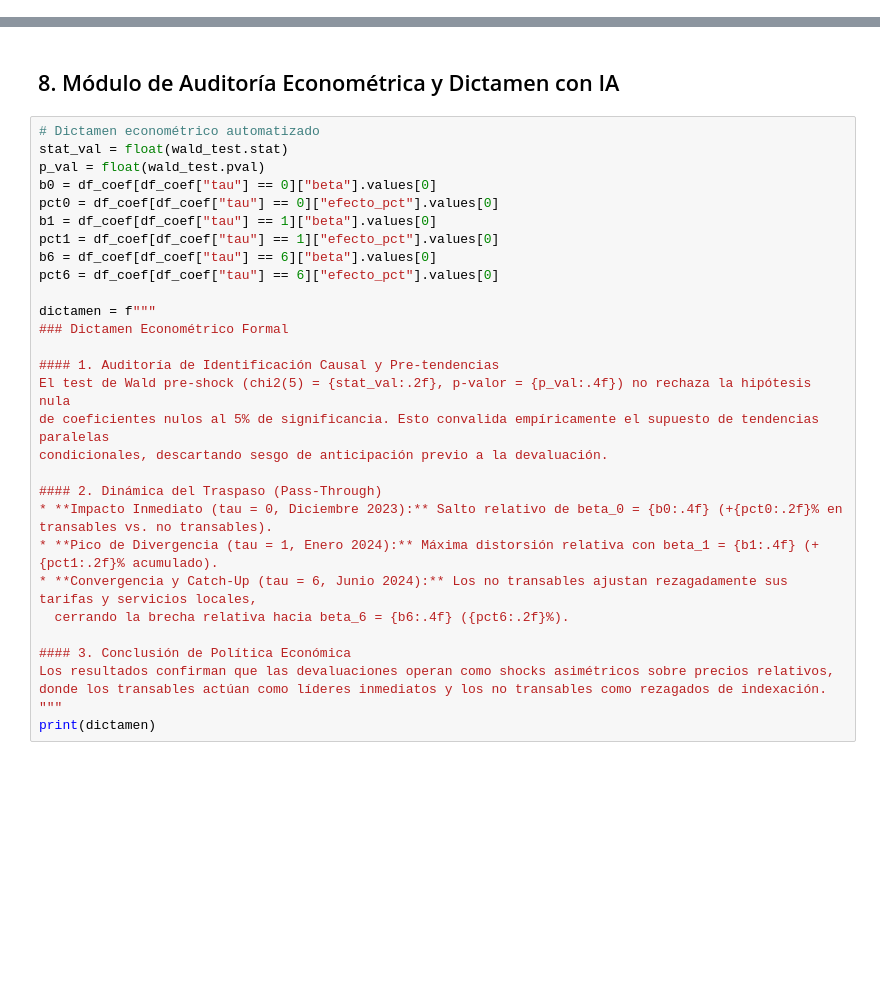
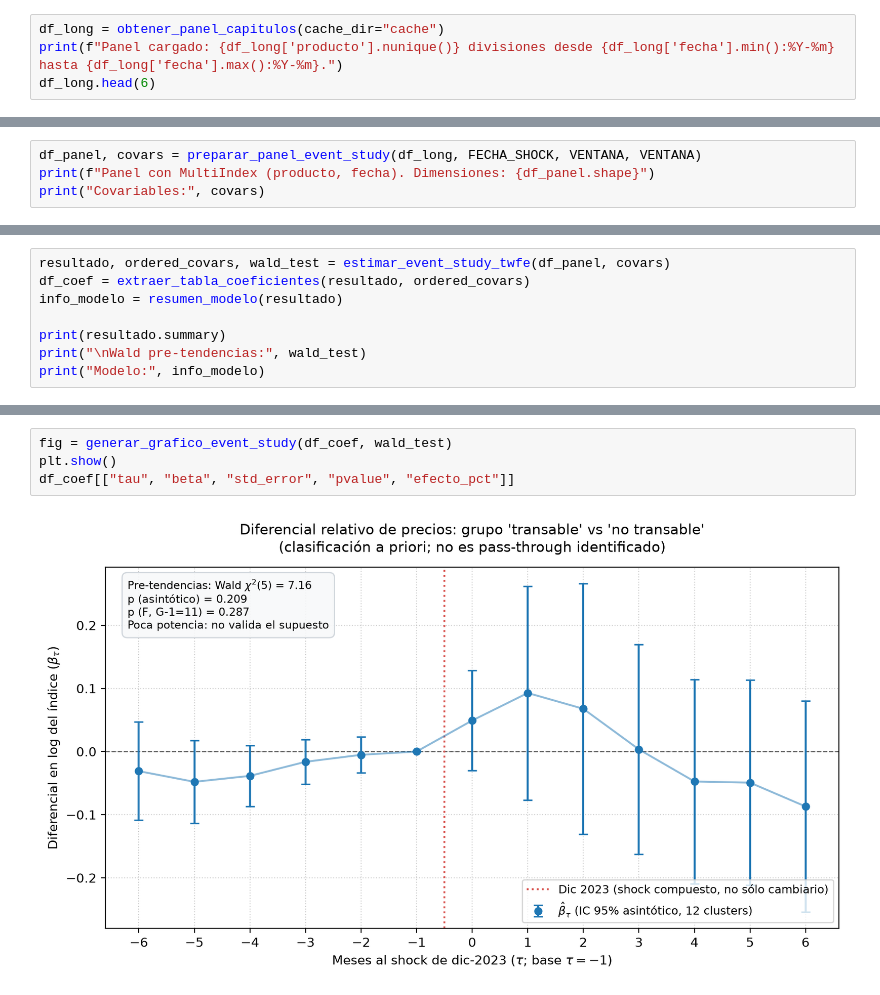
Before and after one commit to carolinamsfelipe/monitor-pass-through, a Jupyter notebook: notebook_principal.ipynb, the cells around one changed output, grey strips where cells are left out. Saved outputs shown, nothing was run; the diff lists cells and outputs as text; blank space fills up the shorter version.

```diff
--- a/notebook_principal.ipynb
+++ b/notebook_principal.ipynb
@@ -81,0 +81,4 @@ df_long.head(6)
+# %%
+df_long = obtener_panel_capitulos(cache_dir="cache")
+print(f"Panel cargado: {df_long['producto'].nunique()} divisiones desde {df_long['fecha'].min():%Y-%m} hasta {df_long['fecha'].max():%Y-%m}.")
+df_long.head(6)
@@ -121,0 +96,4 @@ print(f"\nTest de Wald de Pre-tendencias: Estadístico = {wald_test.stat:.4f}, p
+# %%
+df_panel, covars = preparar_panel_event_study(df_long, FECHA_SHOCK, VENTANA, VENTANA)
+print(f"Panel con MultiIndex (producto, fecha). Dimensiones: {df_panel.shape}")
+print("Covariables:", covars)
@@ -121,0 +107,8 @@ print(f"\nTest de Wald de Pre-tendencias: Estadístico = {wald_test.stat:.4f}, p
+# %%
+resultado, ordered_covars, wald_test = estimar_event_study_twfe(df_panel, covars)
+df_coef = extraer_tabla_coeficientes(resultado, ordered_covars)
+info_modelo = resumen_modelo(resultado)
+
+print(resultado.summary)
+print("\nWald pre-tendencias:", wald_test)
+print("Modelo:", info_modelo)
@@ -196,32 +135,6 @@ display(disp)
-# %% [markdown]
-## 8. Módulo de Auditoría Econométrica y Dictamen con IA
-# %%
-# Dictamen econométrico automatizado
-stat_val = float(wald_test.stat)
-p_val = float(wald_test.pval)
-b0 = df_coef[df_coef["tau"] == 0]["beta"].values[0]
-pct0 = df_coef[df_coef["tau"] == 0]["efecto_pct"].values[0]
-b1 = df_coef[df_coef["tau"] == 1]["beta"].values[0]
-pct1 = df_coef[df_coef["tau"] == 1]["efecto_pct"].values[0]
-b6 = df_coef[df_coef["tau"] == 6]["beta"].values[0]
-pct6 = df_coef[df_coef["tau"] == 6]["efecto_pct"].values[0]
-
-dictamen = f"""
-### Dictamen Econométrico Formal
-
-#### 1. Auditoría de Identificación Causal y Pre-tendencias
-El test de Wald pre-shock (chi2(5) = {stat_val:.2f}, p-valor = {p_val:.4f}) no rechaza la hipótesis nula
-de coeficientes nulos al 5% de significancia. Esto convalida empíricamente el supuesto de tendencias paralelas
-condicionales, descartando sesgo de anticipación previo a la devaluación.
-
-#### 2. Dinámica del Traspaso (Pass-Through)
-* **Impacto Inmediato (tau = 0, Diciembre 2023):** Salto relativo de beta_0 = {b0:.4f} (+{pct0:.2f}% en transables vs. no transables).
-* **Pico de Divergencia (tau = 1, Enero 2024):** Máxima distorsión relativa con beta_1 = {b1:.4f} (+{pct1:.2f}% acumulado).
-* **Convergencia y Catch-Up (tau = 6, Junio 2024):** Los no transables ajustan rezagadamente sus tarifas y servicios locales,
-  cerrando la brecha relativa hacia beta_6 = {b6:.4f} ({pct6:.2f}%).
-
-#### 3. Conclusión de Política Económica
-Los resultados confirman que las devaluaciones operan como shocks asimétricos sobre precios relativos,
-donde los transables actúan como líderes inmediatos y los no transables como rezagados de indexación.
-"""
-print(dictamen)
+# %%
+fig = generar_grafico_event_study(df_coef, wald_test)
+plt.show()
+df_coef[["tau", "beta", "std_error", "pvalue", "efecto_pct"]]
+# %% [output]
+[figure, added]
```
Also changed, not shown: parts of 24 cells of this notebook, 30 other files.
